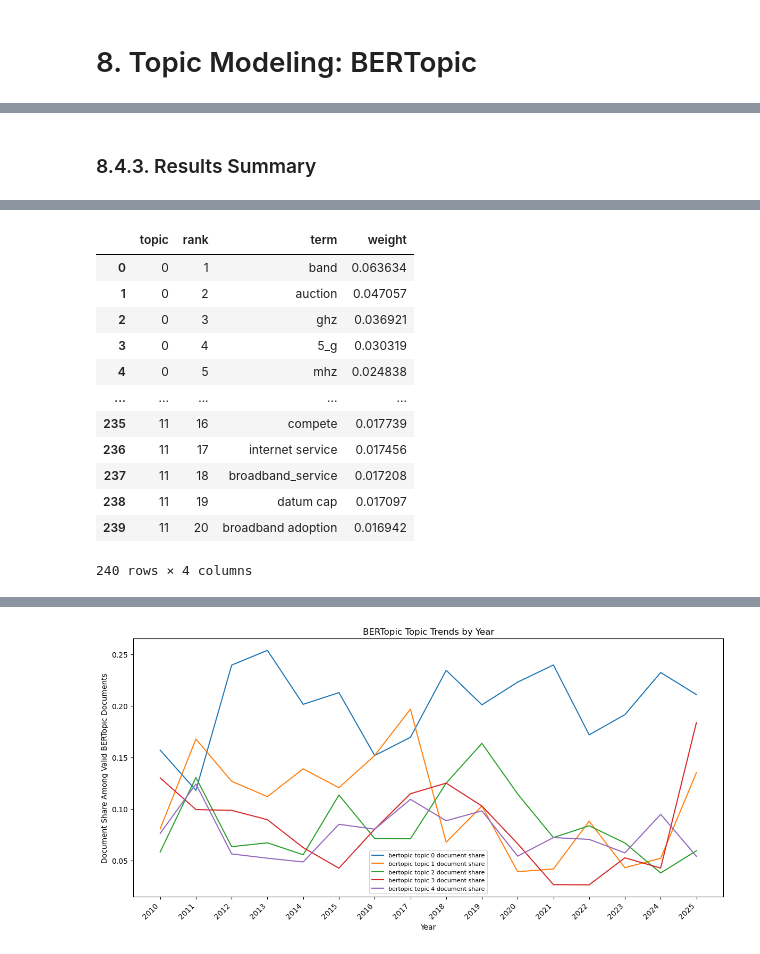
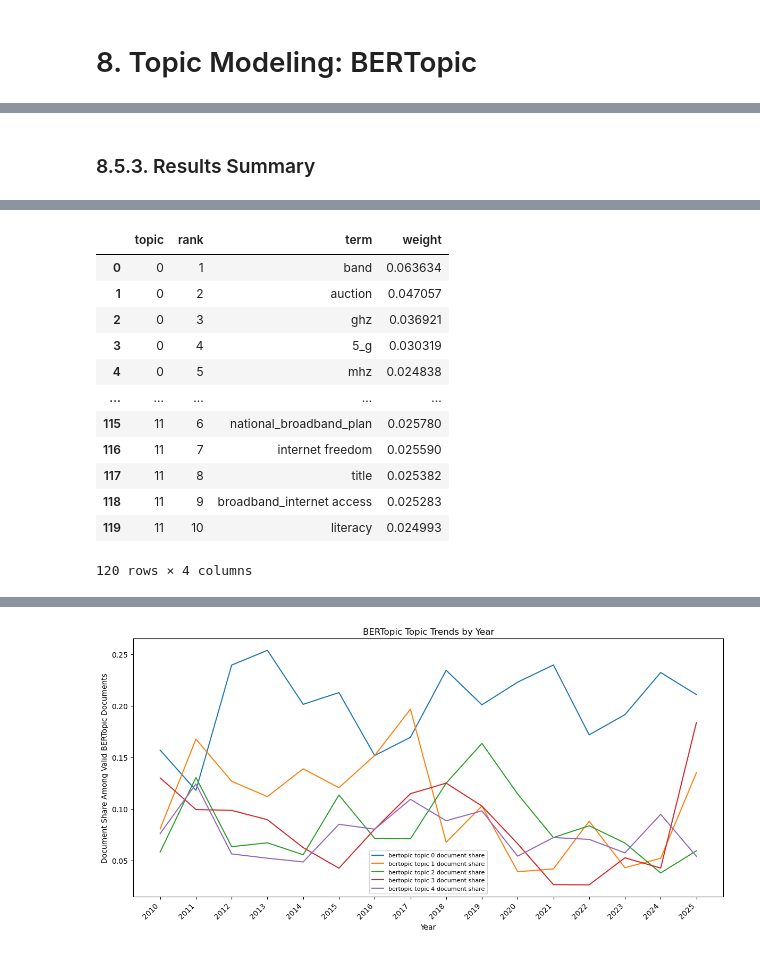
Before and after one commit to YoungbokYi/Text-Mining-FCC-Documents, a Jupyter notebook: Trend_Analysis.ipynb, the cells around one changed output, grey strips where cells are left out. Drawn from its saved outputs; the diff is of its cells as text; code cells hidden in the pictures.

Commit message:
Revised BERTopic Analysis

```diff
--- a/Trend_Analysis.ipynb
+++ b/Trend_Analysis.ipynb
@@ -2029,12 +2038,17 @@ topic_modeling_sanity_checks
 # %% [markdown]
 ## 7.2. Define Helper Functions
 # %%
-def get_topic_words(model, terms, n_top_words=20):
+# Transforms the model’s topic-word weights into a table
+def get_topic_words(model, terms, n_top_words=TOPIC_TOP_N_WORDS):
     rows = []
 
+    # # Loop through each topic and its word weights.
     for topic_idx, topic_weights in enumerate(model.components_):
+
+        # Get indices of the top n words for this topic.
         top_indices = np.argsort(topic_weights)[::-1][:n_top_words]
 
+        # Store each top word with its rank and weight.
         for rank, term_idx in enumerate(top_indices, start=1):
             rows.append({
                 'topic': topic_idx,
@@ -2043,5 +2057,6 @@ def get_topic_words(model, terms, n_top_words=20):
                 'weight': float(topic_weights[term_idx]),
             })
 
+    # Convert the results into a dataframe.
     return pd.DataFrame(rows)
 # %%
@@ -2843,0 +2814,3 @@ bertopic_topics, bertopic_probabilities = bertopic_model.fit_transform(
+# %%
+# Load the selected SentenceTransformer model.
+embedding_model = SentenceTransformer('all-MiniLM-L6-v2')
@@ -2870,0 +3088,9 @@ def make_bertopic_topic_label_map(topic_model):
+# %%
+# Create the final BERTopic model.
+bertopic_model = make_bertopic_model(BERTOPIC_MIN_TOPIC_SIZE, verbose=True)
+
+# Fit the model using documents and precomputed embeddings.
+bertopic_topics, bertopic_probabilities = bertopic_model.fit_transform(
+    bertopic_docs,
+    embeddings=bertopic_embeddings
+)
@@ -2911,5 +3152,5 @@ df.loc[
 | 3072 | 100105_Federal_and_State_Partners... | 4 | 0.060045 | 4_911_eas_wea_outage |
 3073 rows × 4 columns
 # %% [markdown]
-### 8.4.3. Results Summary
+### 8.5.3. Results Summary
 # %%
@@ -2936,45 +3180,34 @@ bertopic_topic_info
 | 11 | 10 | 90 | 10_national security_chinese_equi... | [national security, chinese, equi... | [The Federal Communications Commi... | False |
 | 12 | 11 | 85 | 11_open_internet_broadband_intern... | [open_internet, broadband_interne... | [Let me start with a quote. The W... | False |
 # %%
-bertopic_topic_ids = sorted([
-    int(topic_id)
-    for topic_id in bertopic_topic_info['Topic'].unique()
-    if topic_id != -1
-])
-
-bertopic_topic_word_rows = []
-
-for topic_id in bertopic_topic_ids:
-    topic_terms = bertopic_model.get_topic(topic_id) or []
-
-    for rank, (term, weight) in enumerate(topic_terms, start=1):
-        bertopic_topic_word_rows.append({
-            'topic': topic_id,
-            'rank': rank,
-            'term': term,
-            'weight': float(weight),
-        })
-
-bertopic_topic_words = pd.DataFrame(
-    bertopic_topic_word_rows,
-    columns=['topic', 'rank', 'term', 'weight']
+# Extract valid topic IDs, excluding the outlier topic.
+bertopic_topic_ids = sorted(
+    bertopic_topic_info.loc[bertopic_topic_info['Topic'].ne(-1), 'Topic'].astype(int)
 )
 
+# Extract top words for each valid topic.
+bertopic_topic_words = get_bertopic_topic_words(
+    bertopic_model,
+    bertopic_topic_ids,
+    n_top_words=TOPIC_TOP_N_WORDS
+)
+
+# Save the BERTopic topic-word table.
 save_table(bertopic_topic_words, 'bertopic_topic_words.csv')
 
 bertopic_topic_words
 # %% [output]
 |  | topic | rank | term | weight |
 | 0 | 0 | 1 | band | 0.063634 |
 | 1 | 0 | 2 | auction | 0.047057 |
 | 2 | 0 | 3 | ghz | 0.036921 |
 | 3 | 0 | 4 | 5_g | 0.030319 |
 | 4 | 0 | 5 | mhz | 0.024838 |
 | ... | ... | ... | ... | ... |
-| 235 | 11 | 16 | compete | 0.017739 |
-| 236 | 11 | 17 | internet service | 0.017456 |
-| 237 | 11 | 18 | broadband_service | 0.017208 |
-| 238 | 11 | 19 | datum cap | 0.017097 |
-| 239 | 11 | 20 | broadband adoption | 0.016942 |
+| 115 | 11 | 6 | national_broadband_plan | 0.025780 |
+| 116 | 11 | 7 | internet freedom | 0.025590 |
+| 117 | 11 | 8 | title | 0.025382 |
+| 118 | 11 | 9 | broadband_internet access | 0.025283 |
+| 119 | 11 | 10 | literacy | 0.024993 |
-240 rows × 4 columns
+120 rows × 4 columns
 # %%
```
Also changed, not shown: parts of 105 cells of this notebook.
